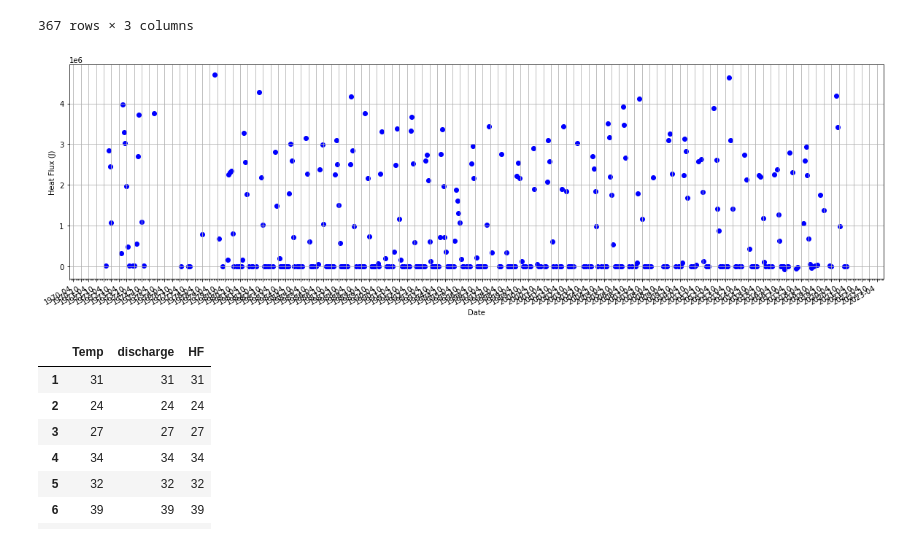
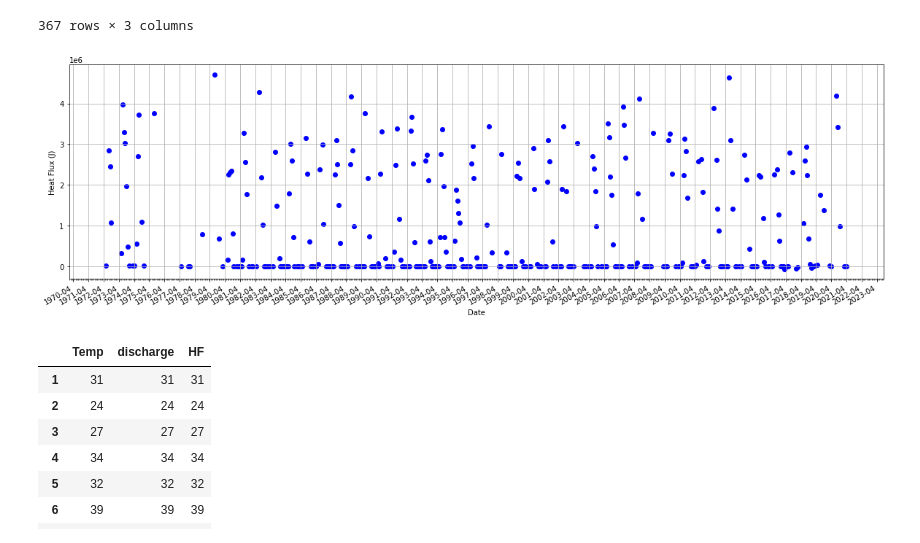
Before and after one commit to mariemccrary/Rivers, a Jupyter notebook: mackenzie.ipynb, the cells around one changed output. Saved outputs shown, nothing was run; the diff lists cells and outputs as text; code cells hidden in the pictures.

```diff
--- a/mackenzie.ipynb
+++ b/mackenzie.ipynb
@@ -56,6 +53,7 @@ df_e2 = df_e2.rename(columns = {'TEMPERATURE WATER (Grouped Deg C)':'Temp'})
 d5 = pd.read_csv('~/Research/Rivers/River_Temperature/10LC014_WT.csv', nrows = 288, parse_dates=[0], index_col=[0])
 df_e3 = pd.DataFrame(data = d5)
 df_e3 = df_e3.rename(columns = {'WT':'Temp'})
+df_e3 = df_e3[df_e3.index > start]
 # %% [markdown]
 Combine datasets to clean up code. All temperature data are in temperature dataframe.
 # %%
@@ -632,12 +650,12 @@ for i in range(1,12):
 
     # perform regression
     coefficients, residuals, _, _, _ = np.polyfit(range(len(anomaly[i].index)),anomaly[i],1,full=True)
-    #mse = residuals[0]/(len(anomaly[i].index))
-    #nrmse = np.sqrt(mse)/(anomaly[i].max() - anomaly[i].min())
+    mse = residuals[0]/(len(anomaly[i].index))
+    nrmse = np.sqrt(mse)/(anomaly[i].max() - anomaly[i].min())
     temp_trend_a.append(coefficients[0])
     temp_nrmse_a.append(nrmse)
     print('Temperature Trend = ' + str(coefficients[0]))
-    #print('NRMSE: ' + str(nrmse))
+    print('NRMSE: ' + str(nrmse))
 
 fig = plt.figure(figsize = (10, 5))
 #  Bar plot
@@ -685,9 +688,0 @@ array([-293414400, -231292800, -199756800, -168048000, -136771200,
-# %%
-
-X = [j for j in range(len(ind))]
-y = temp_grouped.get_group(9).sort_index()
-X2 = sm.add_constant(X)
-est = sm.OLS(y, X2)
-est2 = est.fit()
-print('The Statistical Summary for September:')
-print(est2.summary())
@@ -857,7 +786,7 @@ fig.set_figwidth(20)
 #right = datetime.date(2021, 1, 1)
 
 
-for i in range(1,12):
+for i in range(1,13):
     axs = fig.add_subplot(4,3,i)
     axs.set_ylim([0, 36000])
     #axs.set_xlim([left, right])
@@ -1230,32 +1127,32 @@ result
 # %%
 fig, ax = plt.subplots(figsize=(20,6))
 
 ax.scatter(result.index.values, result.HF, color = 'Blue')
 
 
 ax.set(xlabel="Date",
        ylabel="Heat Flux (J)")
 
 # Major ticks every 6 months.
-fmt_half_year = mdates.MonthLocator(interval=6)
+fmt_half_year = mdates.MonthLocator(interval=12)
 ax.xaxis.set_major_locator(fmt_half_year)
 
 # Minor ticks every month.
 fmt_month = mdates.MonthLocator()
 ax.xaxis.set_minor_locator(fmt_month)
 
 # Text in the x axis will be displayed in 'YYYY-mm' format.
 ax.xaxis.set_major_formatter(mdates.DateFormatter('%Y-%m'))
 
 # Rotates and right aligns the x labels, and moves the bottom of the
 # axes up to make room for them.
 fig.autofmt_xdate()
 
 
 plt.grid()
 plt.show()
 # %% [output]
-[figure, old version]
+[figure, new version]
 # %%
 result_grouped = result.groupby(result.index.month)
 result_grouped.agg("count")
```
Also changed, not shown: parts of 40 cells of this notebook.
